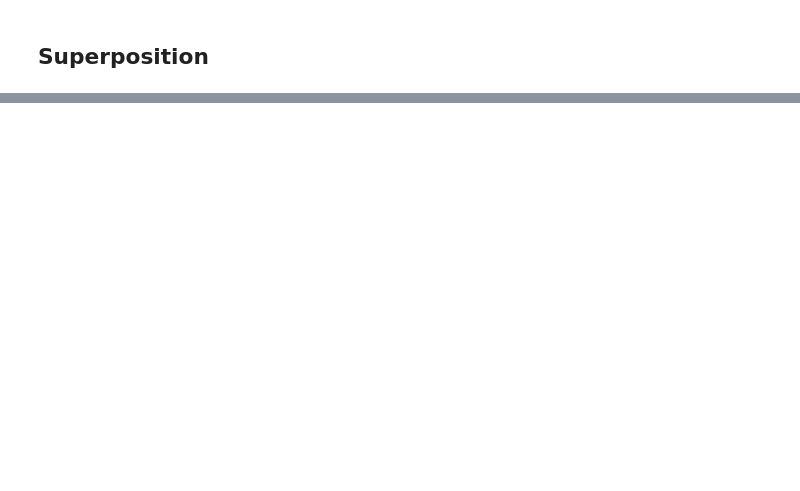
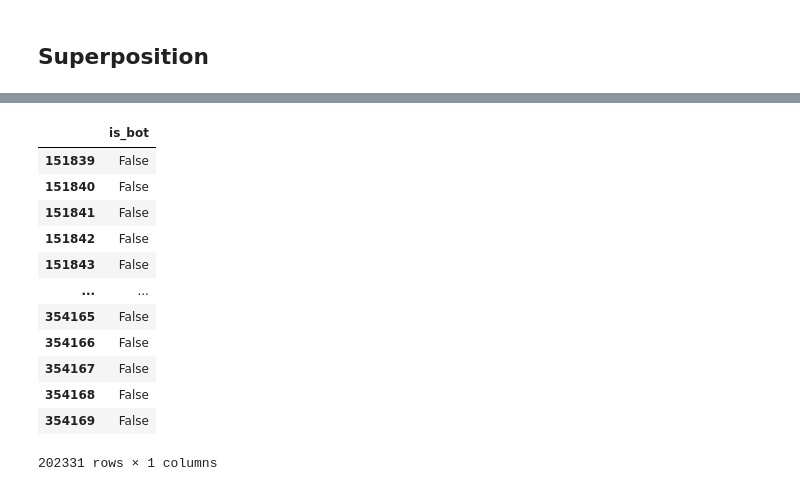
Before and after one commit to levabd/http-ml-antifraud, a Jupyter notebook: 09-MergeGroups.ipynb, the cells around one changed output, grey strips where cells are left out. Cells and saved outputs as stored; diff of their text form; code cells hidden in the pictures; blank space fills up the shorter version.

```diff
--- a/09-MergeGroups.ipynb
+++ b/09-MergeGroups.ipynb
@@ -479,8 +603,22 @@ full_sp_features
 # %%
 is_bot = pd.DataFrame(index=full_sp_features.index)
 is_bot['is_bot'] = False
 is_bot.loc[0:len(human_features) - 1,'is_bot'] = True
-is_bot
+is_bot.loc[is_bot['is_bot'] == False]
+# %% [output]
+|  | is_bot |
+| 151839 | False |
+| 151840 | False |
+| 151841 | False |
+| 151842 | False |
+| 151843 | False |
+| ... | ... |
+| 354165 | False |
+| 354166 | False |
+| 354167 | False |
+| 354168 | False |
+| 354169 | False |
+202331 rows × 1 columns
 # %%
 from sklearn.model_selection import GridSearchCV, cross_val_predict, cross_val_score, train_test_split, KFold
 from sklearn.linear_model import LogisticRegression
```
Also changed, not shown: parts of 41 cells of this notebook, 6 other files.
